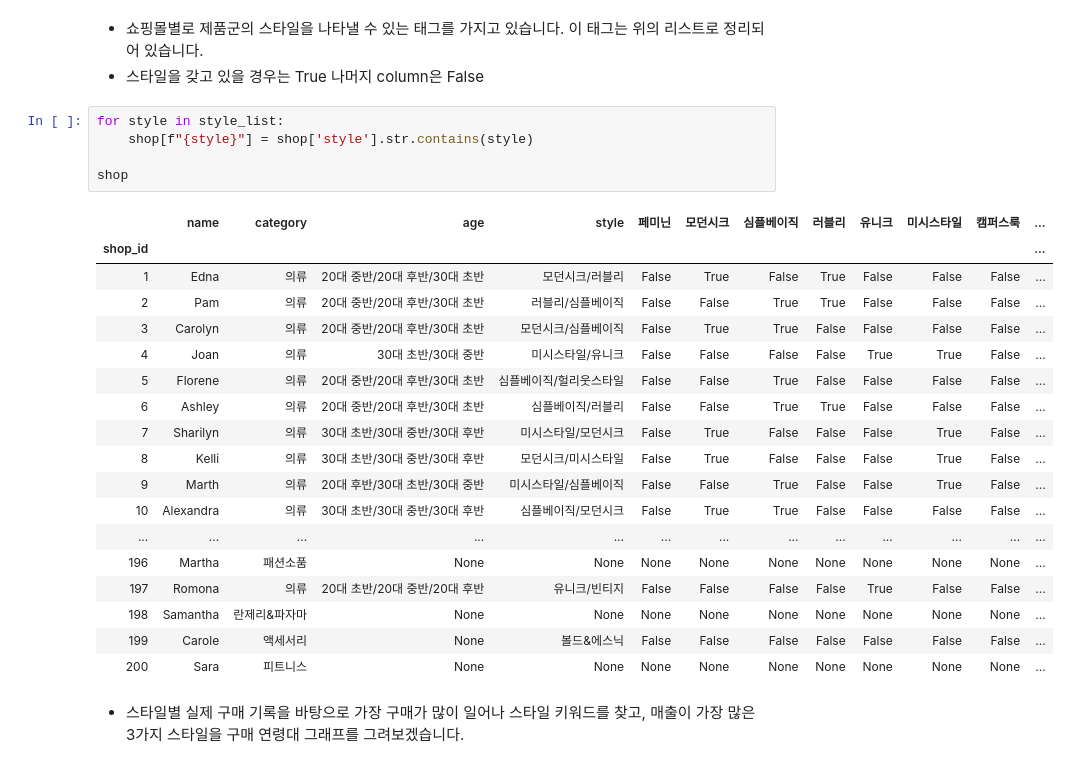
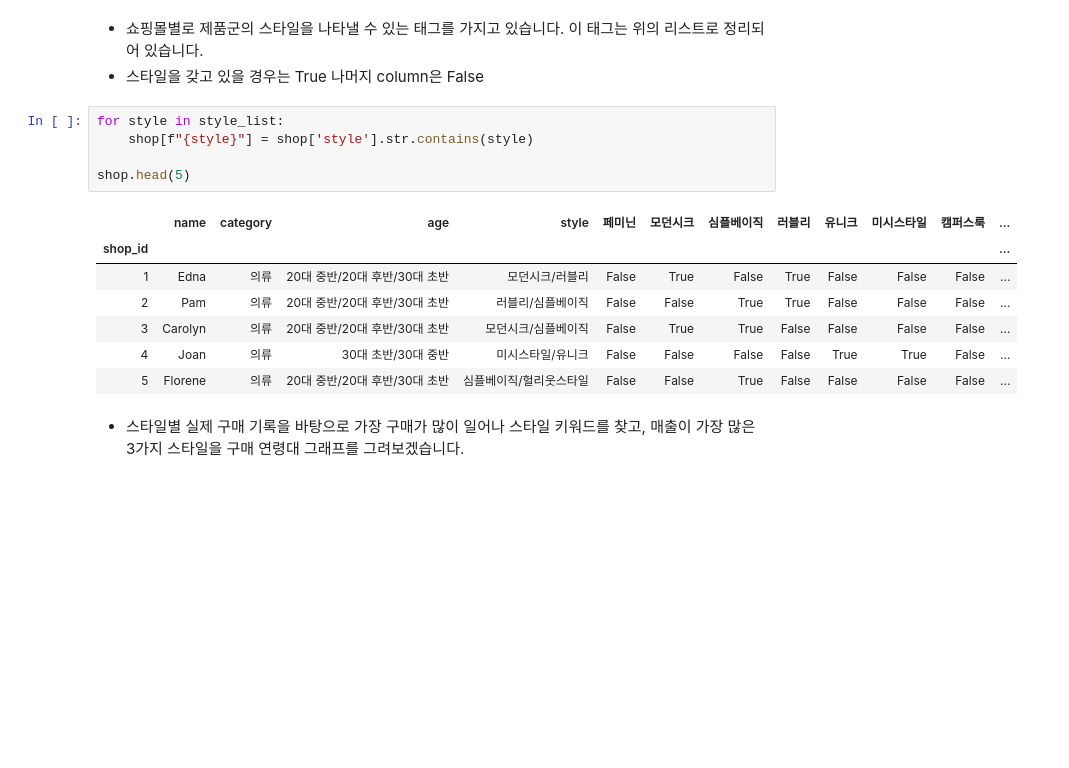
Before and after one commit to chewytteok/-personal_project, a Jupyter notebook: zigzag_EDA.ipynb, the cells around one changed output. Drawn from its saved outputs; the diff is of its cells as text; blank space fills up the shorter version.

```diff
--- a/zigzag_EDA.ipynb
+++ b/zigzag_EDA.ipynb
@@ -395,27 +395,16 @@ style_list = ['페미닌', '모던시크', '심플베이직', '러블리', '유
 # %%
 for style in style_list:
     shop[f"{style}"] = shop['style'].str.contains(style)
 
-shop
+shop.head(5)
 # %% [output]
 |  | name | category | age | style | 페미닌 | 모던시크 | 심플베이직 | 러블리 | 유니크 | 미시스타일 | 캠퍼스룩 | ... |
 | shop_id |  |  |  |  |  |  |  |  |  |  |  | ... |
 | 1 | Edna | 의류 | 20대 중반/20대 후반/30대 초반 | 모던시크/러블리 | False | True | False | True | False | False | False | ... |
 | 2 | Pam | 의류 | 20대 중반/20대 후반/30대 초반 | 러블리/심플베이직 | False | False | True | True | False | False | False | ... |
 | 3 | Carolyn | 의류 | 20대 중반/20대 후반/30대 초반 | 모던시크/심플베이직 | False | True | True | False | False | False | False | ... |
 | 4 | Joan | 의류 | 30대 초반/30대 중반 | 미시스타일/유니크 | False | False | False | False | True | True | False | ... |
 | 5 | Florene | 의류 | 20대 중반/20대 후반/30대 초반 | 심플베이직/헐리웃스타일 | False | False | True | False | False | False | False | ... |
-| 6 | Ashley | 의류 | 20대 중반/20대 후반/30대 초반 | 심플베이직/러블리 | False | False | True | True | False | False | False | ... |
-| 7 | Sharilyn | 의류 | 30대 초반/30대 중반/30대 후반 | 미시스타일/모던시크 | False | True | False | False | False | True | False | ... |
-| 8 | Kelli | 의류 | 30대 초반/30대 중반/30대 후반 | 모던시크/미시스타일 | False | True | False | False | False | True | False | ... |
-| 9 | Marth | 의류 | 20대 후반/30대 초반/30대 중반 | 미시스타일/심플베이직 | False | False | True | False | False | True | False | ... |
-| 10 | Alexandra | 의류 | 30대 초반/30대 중반/30대 후반 | 심플베이직/모던시크 | False | True | True | False | False | False | False | ... |
-| ... | ... | ... | ... | ... | ... | ... | ... | ... | ... | ... | ... | ... |
-| 196 | Martha | 패션소품 | None | None | None | None | None | None | None | None | None | ... |
-| 197 | Romona | 의류 | 20대 초반/20대 중반/20대 후반 | 유니크/빈티지 | False | False | False | False | True | False | False | ... |
-| 198 | Samantha | 란제리&파자마 | None | None | None | None | None | None | None | None | None | ... |
-| 199 | Carole | 액세서리 | None | 볼드&에스닉 | False | False | False | False | False | False | False | ... |
-| 200 | Sara | 피트니스 | None | None | None | None | None | None | None | None | None | ... |
 # %% [markdown]
 - 스타일별 실제 구매 기록을 바탕으로 가장 구매가 많이 일어나 스타일 키워드를 찾고, 매출이 가장 많은 3가지 스타일을 구매 연령대 그래프를 그려보겠습니다.
 # %%
```
